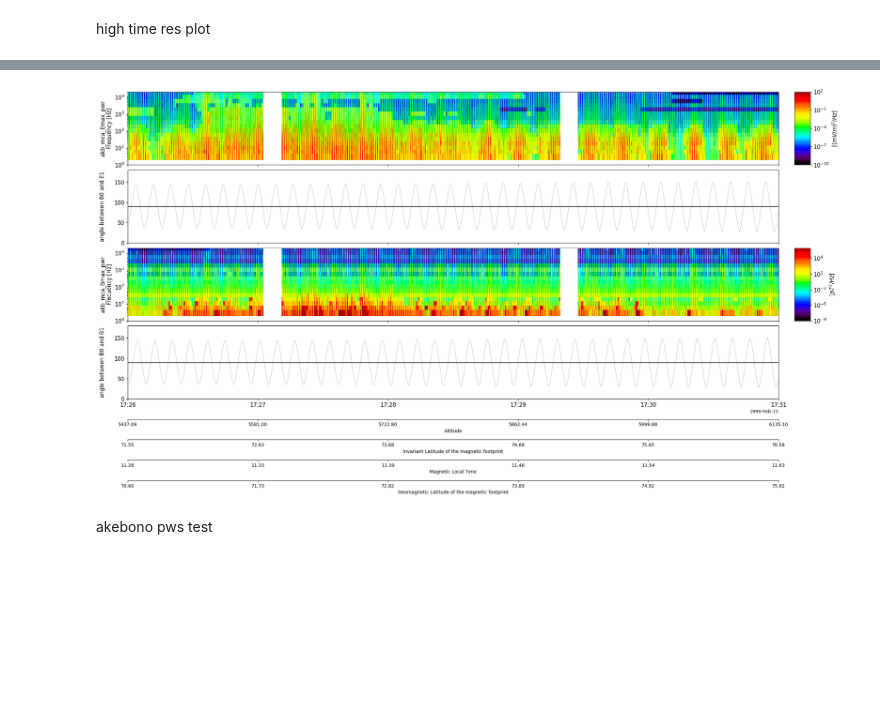
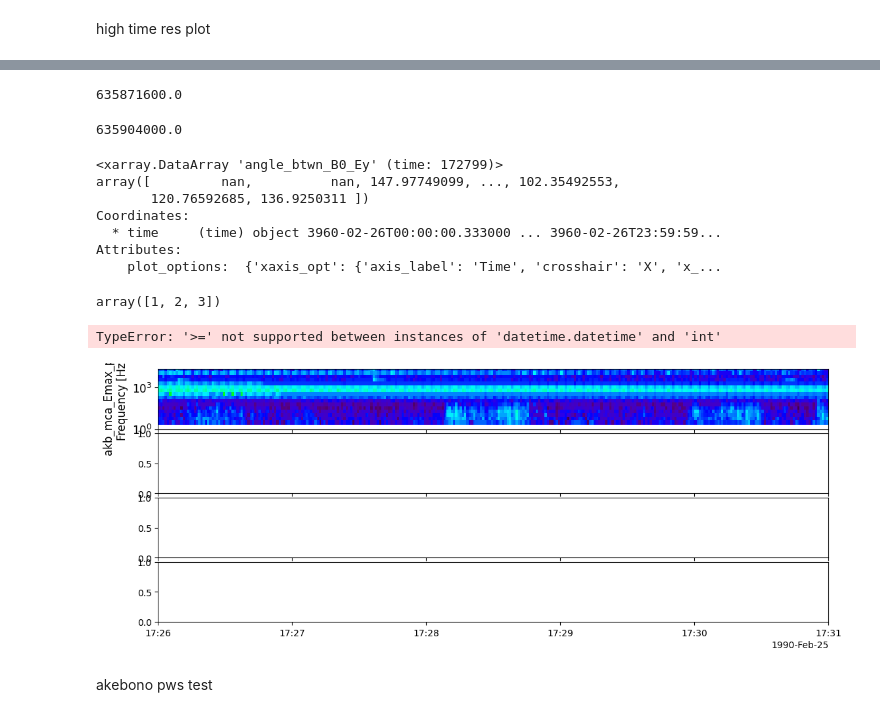
Before and after one commit to shuji-onosawa/akebono_analysis, a Jupyter notebook: src/Akebono_analysis.ipynb, the cells around one changed output, grey strips where cells are left out. Drawn from its saved outputs; the diff is of its cells as text; code cells hidden in the pictures; blank space fills up the shorter version.

```diff
--- a/src/Akebono_analysis.ipynb
+++ b/src/Akebono_analysis.ipynb
@@ -73,0 +100,10 @@ store_high_time_res_data(date=date)
+# %%
+import pytplot
+from store_high_time_res_spectrum_data import store_mca_high_time_res_data, store_mgf_data
+import akebono
+
+date = '1990-02-25'
+store_mgf_data(date)
+# store_mca_high_time_res_data(date, datatype='pwr')
+# akebono.orb(trange=['1990-02-25', '1990-02-26'])
+pytplot.tplot_names()
@@ -74,14 +114,42 @@ store_high_time_res_data(date=date)
+# %%
+import datetime
+datetime.datetime(1990, 2, 25, 0, 0, 0).timestamp()
+# %% [output]
+635871600.0
+# %%
+datetime.datetime(1990, 2, 25, tzinfo=datetime.timezone.utc).timestamp()
+# %% [output]
+635904000.0
+# %%
+pytplot.data_quants['angle_btwn_B0_Ey']
+# %% [output]
+<xarray.DataArray 'angle_btwn_B0_Ey' (time: 172799)>
+array([         nan,          nan, 147.97749099, ..., 102.35492553,
+       120.76592685, 136.9250311 ])
+Coordinates:
+  * time     (time) object 3960-02-26T00:00:00.333000 ... 3960-02-26T23:59:59...
+Attributes:
+    plot_options:  {'xaxis_opt': {'axis_label': 'Time', 'crosshair': 'X', 'x_...
+# %%
+import numpy as np
+
+a = np.array([1, 2, 3])
+b = np.array([3, 4, 5])
+dictonary = {'x': a, 'b': b}
+dictonary.pop('x')
+# %% [output]
+array([1, 2, 3])
 # %%
-trange = [date[0:4]+'-'+date[4:6]+'-'+date[6:8]+' 17:26:00',
-          date[0:4]+'-'+date[4:6]+'-'+date[6:8]+' 17:31:00']
+trange = [date+' 17:26:00',
+          date+' 17:31:00']
 
 pytplot.tlimit(trange)
 pytplot.tplot(['akb_mca_Emax_pwr', 'angle_btwn_B0_Ey', 'akb_mca_Bmax_pwr', 'angle_btwn_B0_sBy'],
               var_label=['akb_orb_ALT', 'akb_orb_inv', 'akb_orb_MLT', 'akb_orb_fmlat'],
-              xsize = 24, ysize = 16,
-              save_png='../plots/mca_spin_modulation/test'+trange[0], display=False)
+              save_png='../plots/mca_spin_modulation/test'+trange[0])
 # %% [output]
+TypeError: '>=' not supported between instances of 'datetime.datetime' and 'int'
-[figure, old version]
+[figure, new version]
 # %%
 import cdflib
 import utilities
```
Also changed, not shown: parts of 12 cells of this notebook, 3 other files.
